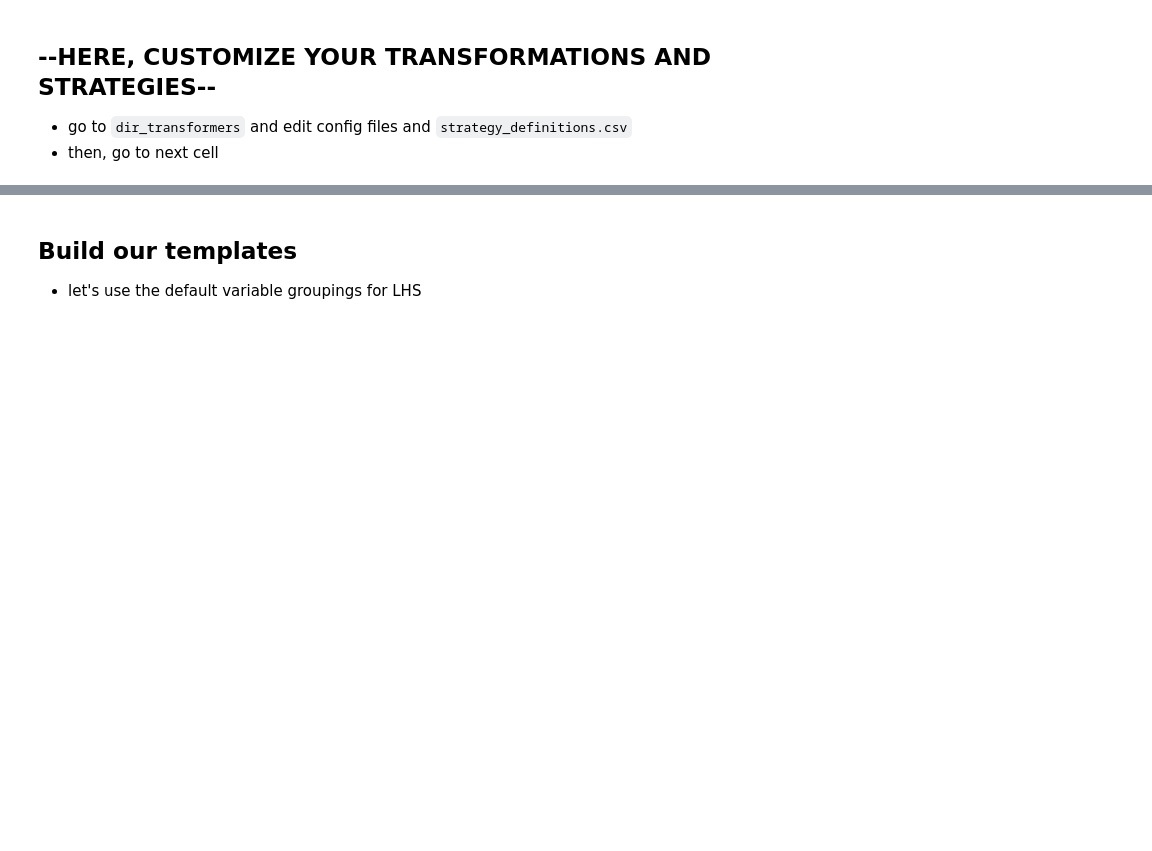
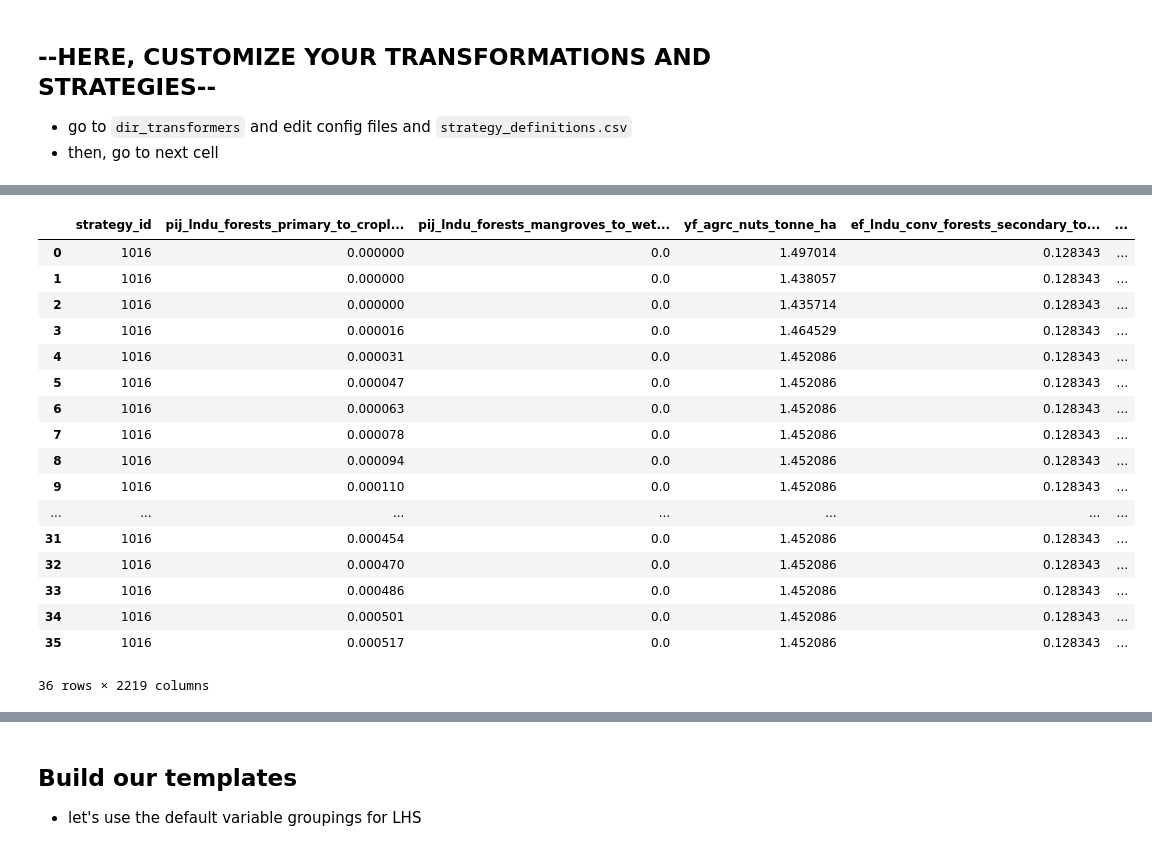
Before and after one commit to jcsyme/sisepuede_region_nbs, a Jupyter notebook: mexico/mexico_manager.ipynb, the cells around one changed output, grey strips where cells are left out. Cells and saved outputs as stored; diff of their text form; code cells hidden in the pictures; blank space fills up the shorter version.

```diff
--- a/mexico/mexico_manager.ipynb
+++ b/mexico/mexico_manager.ipynb
@@ -122,0 +125,25 @@ Strategies defined at /Users/usuario/git/sisepuede_region_nbs/mexico/transformat
+# %%
+strat = strategies.get_strategy(1016)
+
+# to see the dataframe, call 'strat()'--i.e., the function will produce it
+df = strat()
+df
+# %% [output]
+|  | strategy_id | pij_lndu_forests_primary_to_cropl... | pij_lndu_forests_mangroves_to_wet... | yf_agrc_nuts_tonne_ha | ef_lndu_conv_forests_secondary_to... | ... |
+| 0 | 1016 | 0.000000 | 0.0 | 1.497014 | 0.128343 | ... |
+| 1 | 1016 | 0.000000 | 0.0 | 1.438057 | 0.128343 | ... |
+| 2 | 1016 | 0.000000 | 0.0 | 1.435714 | 0.128343 | ... |
+| 3 | 1016 | 0.000016 | 0.0 | 1.464529 | 0.128343 | ... |
+| 4 | 1016 | 0.000031 | 0.0 | 1.452086 | 0.128343 | ... |
+| 5 | 1016 | 0.000047 | 0.0 | 1.452086 | 0.128343 | ... |
+| 6 | 1016 | 0.000063 | 0.0 | 1.452086 | 0.128343 | ... |
+| 7 | 1016 | 0.000078 | 0.0 | 1.452086 | 0.128343 | ... |
+| 8 | 1016 | 0.000094 | 0.0 | 1.452086 | 0.128343 | ... |
+| 9 | 1016 | 0.000110 | 0.0 | 1.452086 | 0.128343 | ... |
+| ... | ... | ... | ... | ... | ... | ... |
+| 31 | 1016 | 0.000454 | 0.0 | 1.452086 | 0.128343 | ... |
+| 32 | 1016 | 0.000470 | 0.0 | 1.452086 | 0.128343 | ... |
+| 33 | 1016 | 0.000486 | 0.0 | 1.452086 | 0.128343 | ... |
+| 34 | 1016 | 0.000501 | 0.0 | 1.452086 | 0.128343 | ... |
+| 35 | 1016 | 0.000517 | 0.0 | 1.452086 | 0.128343 | ... |
+36 rows × 2219 columns
```
Also changed, not shown: parts of 104 cells of this notebook, 3 other files.
